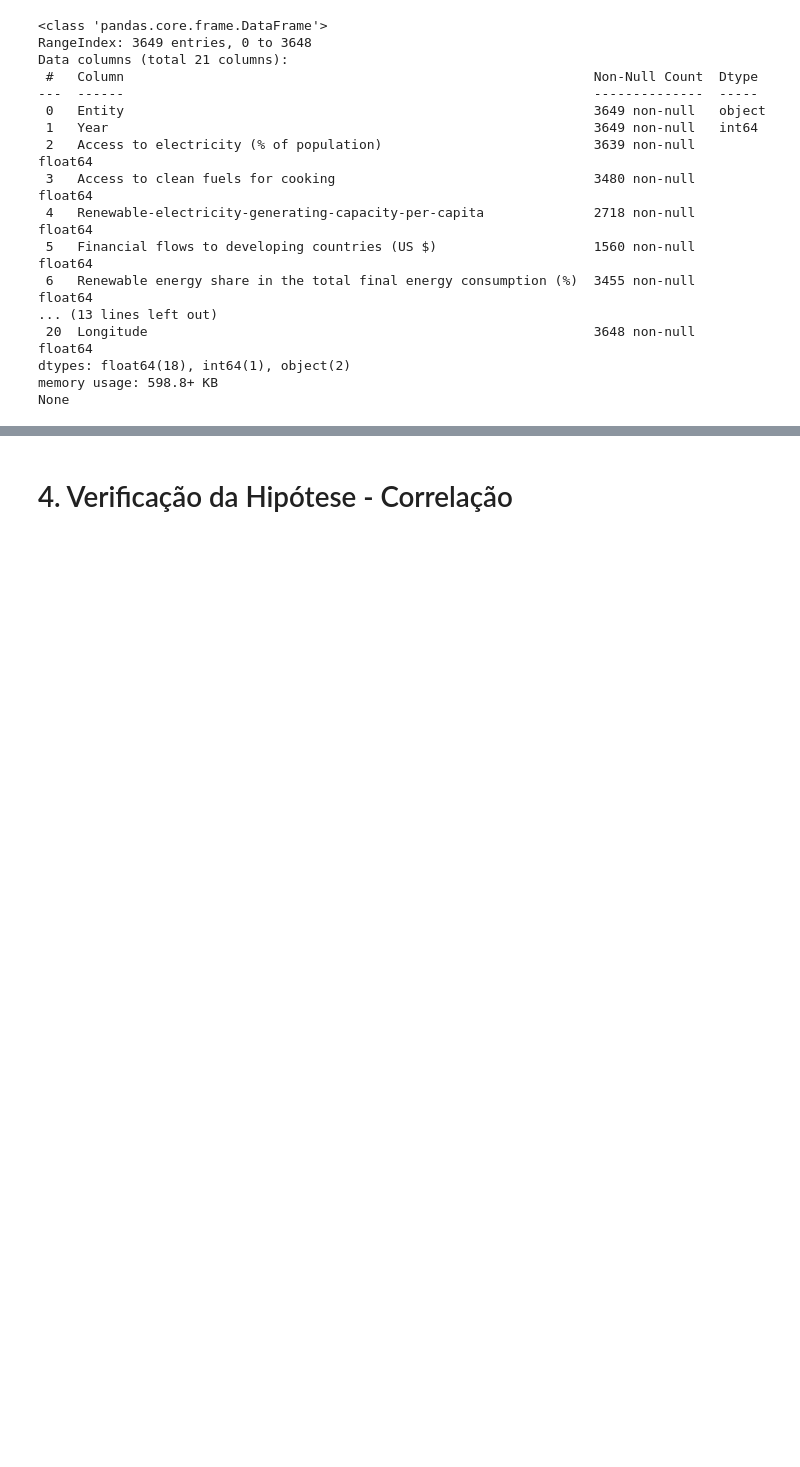
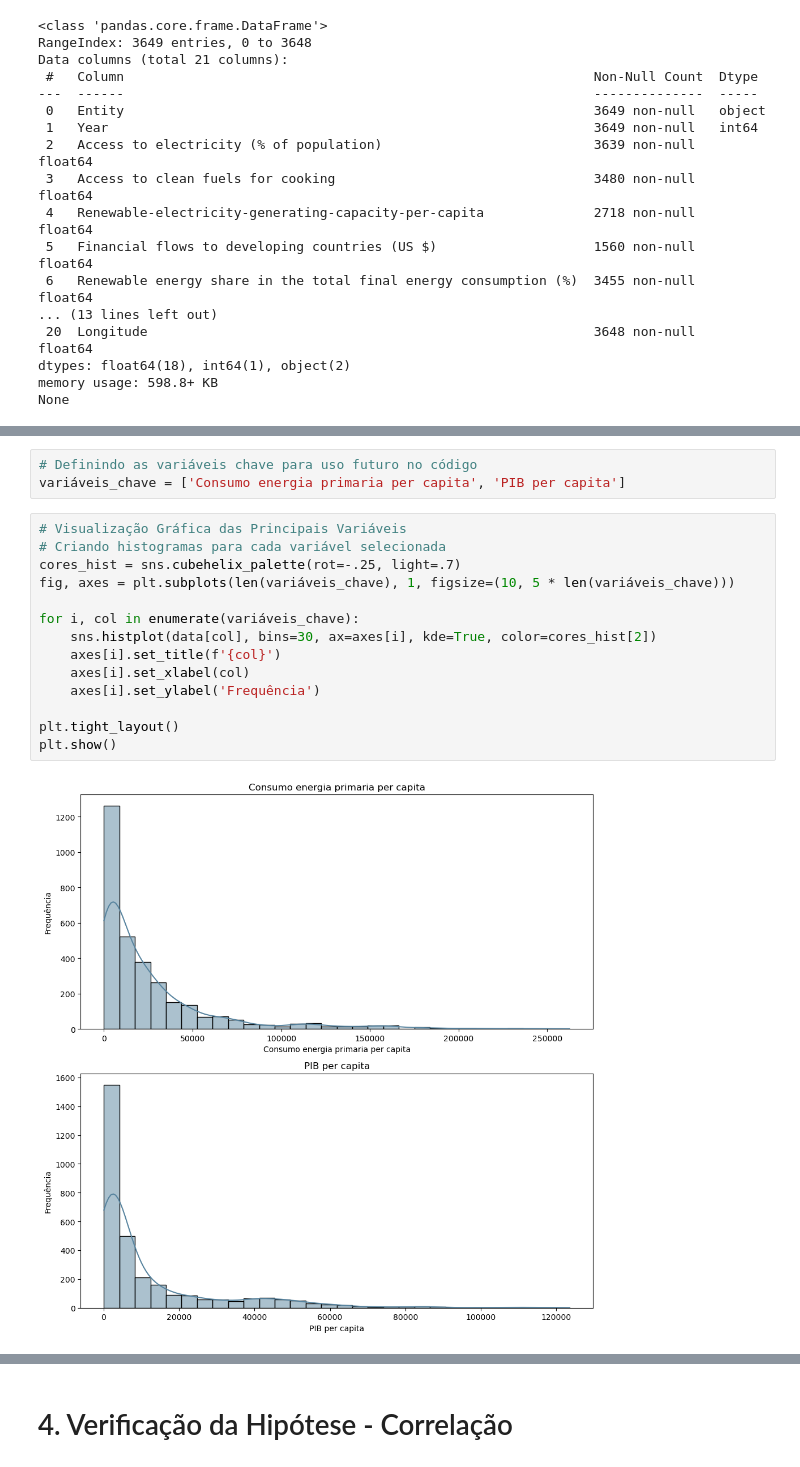
Before and after one commit to Felipefalex/Projeto-Sustainable-Energy, a Jupyter notebook: sustainable_energy.ipynb, the cells around one changed output, grey strips where cells are left out. Cells and saved outputs as stored; diff of their text form; blank space fills up the shorter version.

```diff
--- a/sustainable_energy.ipynb
+++ b/sustainable_energy.ipynb
@@ -413,0 +179,19 @@ data
+# %%
+# Definindo as variáveis chave para uso futuro no código
+variáveis_chave = ['Consumo energia primaria per capita', 'PIB per capita']
+# %%
+# Visualização Gráfica das Principais Variáveis
+# Criando histogramas para cada variável selecionada
+cores_hist = sns.cubehelix_palette(rot=-.25, light=.7)
+fig, axes = plt.subplots(len(variáveis_chave), 1, figsize=(10, 5 * len(variáveis_chave)))
+
+for i, col in enumerate(variáveis_chave):
+    sns.histplot(data[col], bins=30, ax=axes[i], kde=True, color=cores_hist[2])
+    axes[i].set_title(f'{col}')
+    axes[i].set_xlabel(col)
+    axes[i].set_ylabel('Frequência')
+
+plt.tight_layout()
+plt.show()
+# %% [output]
+[figure, added]
```
Also changed, not shown: parts of 46 cells of this notebook.
